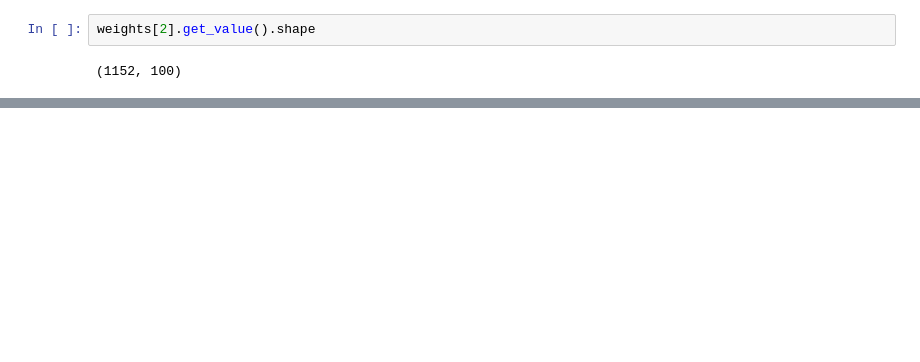
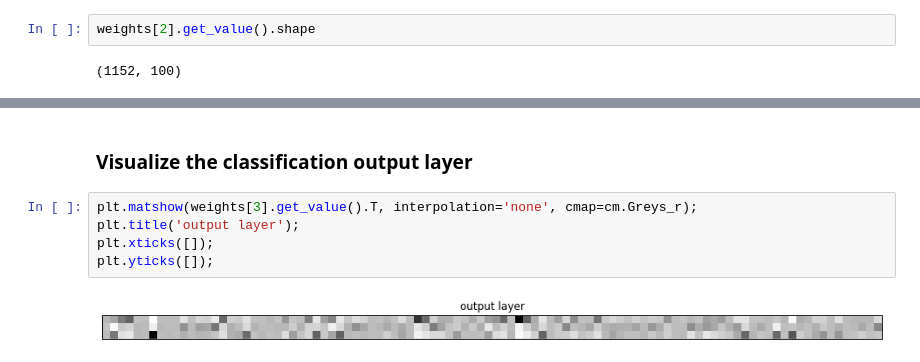
Before and after one commit to cosmoharrigan/blocks-models, a Jupyter notebook: minecraft_convnet.ipynb, the cells around one changed output, grey strips where cells are left out. Saved outputs shown, nothing was run; the diff lists cells and outputs as text; blank space fills up the shorter version.

```diff
--- a/minecraft_convnet.ipynb
+++ b/minecraft_convnet.ipynb
@@ -345,0 +324,9 @@ plt.matshow(weights[2].get_value().T, interpolation='none');
+# %% [markdown]
+### Visualize the classification output layer
+# %%
+plt.matshow(weights[3].get_value().T, interpolation='none', cmap=cm.Greys_r);
+plt.title('output layer');
+plt.xticks([]);
+plt.yticks([]);
+# %% [output]
+[figure, added]
```
Also changed, not shown: parts of 15 cells of this notebook.
